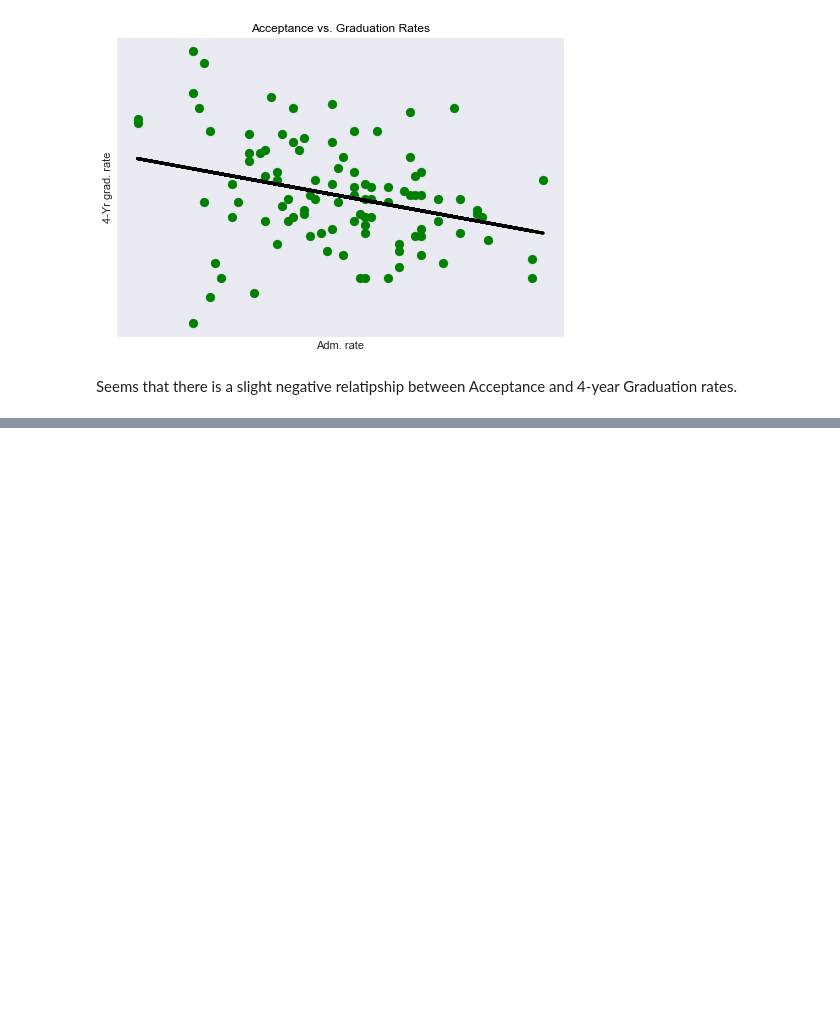
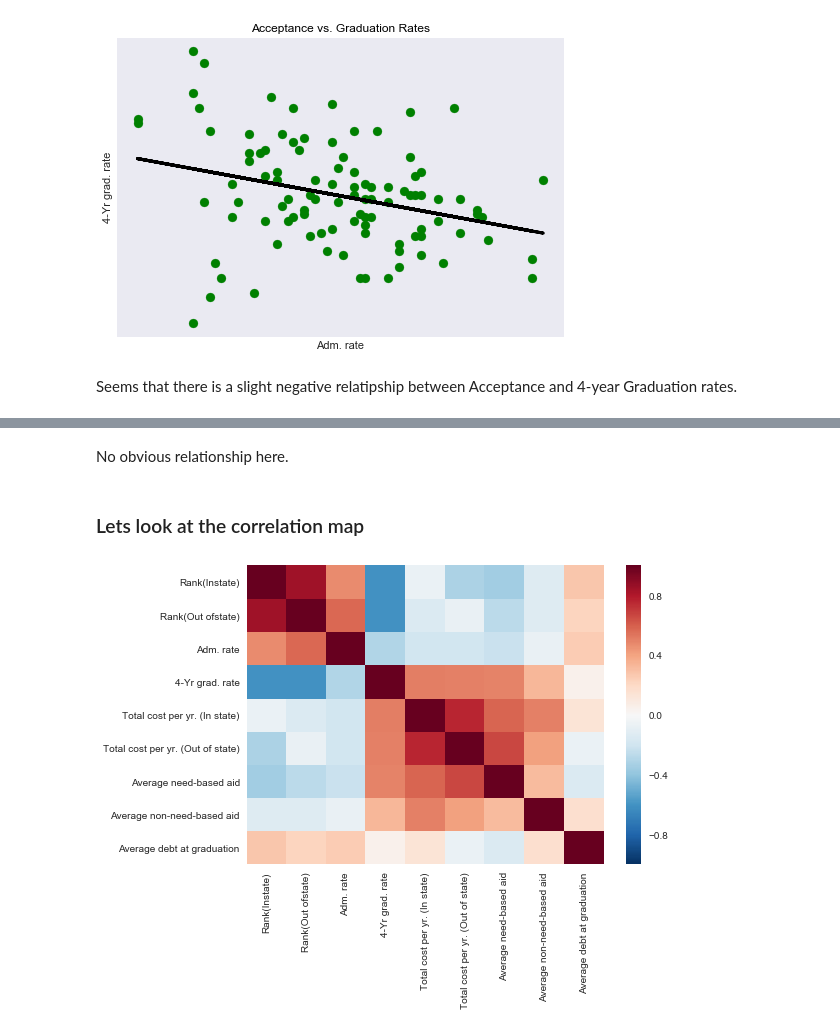
Before and after one commit to mesolmaz/KiplingerPublicCollegeRanking2011, a Jupyter notebook: KiplingerCollegeRankings_EDA.ipynb, the cells around one changed output, grey strips where cells are left out. Drawn from its saved outputs; the diff is of its cells as text; code cells hidden in the pictures; blank space fills up the shorter version.

```diff
--- a/KiplingerCollegeRankings_EDA.ipynb
+++ b/KiplingerCollegeRankings_EDA.ipynb
@@ -160,0 +170,12 @@ Seems that there is a slight negative relatipship between Acceptance and 4-year
+# %% [markdown]
+No obvious relationship here.
+# %% [markdown]
+### Lets look at the correlation map
+# %%
+corr = scorecard.corr()
+sns.heatmap(corr,
+            xticklabels=corr.columns.values,
+            yticklabels=corr.columns.values)
+plt.show()
+# %% [output]
+[figure, added]
```
Also changed, not shown: parts of 19 cells of this notebook.
